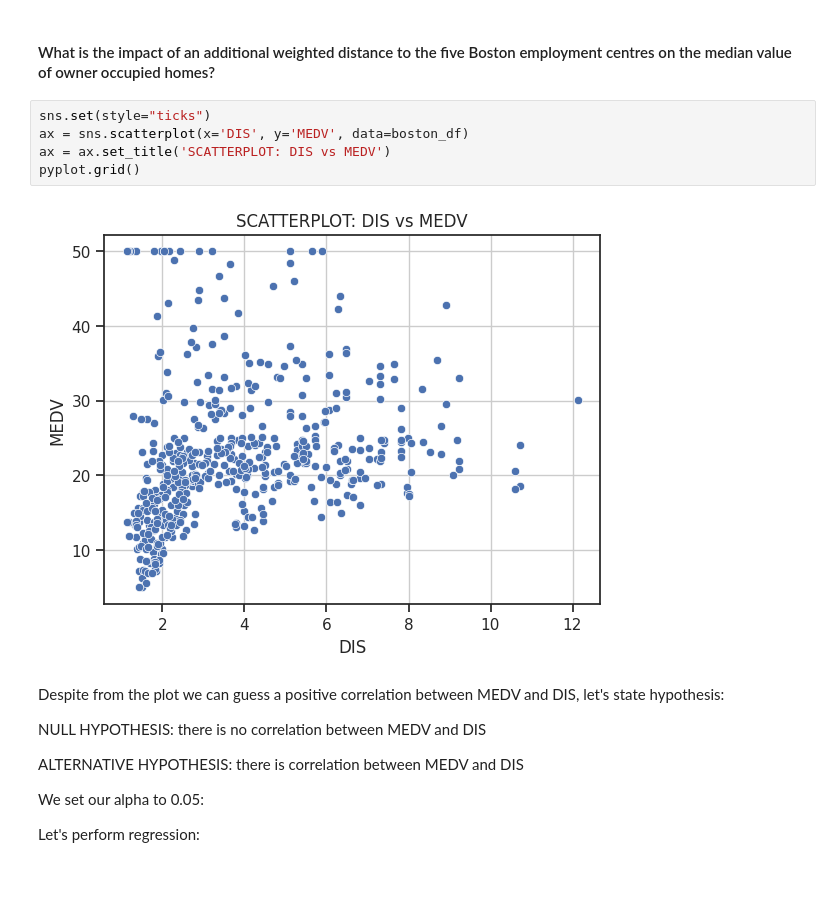
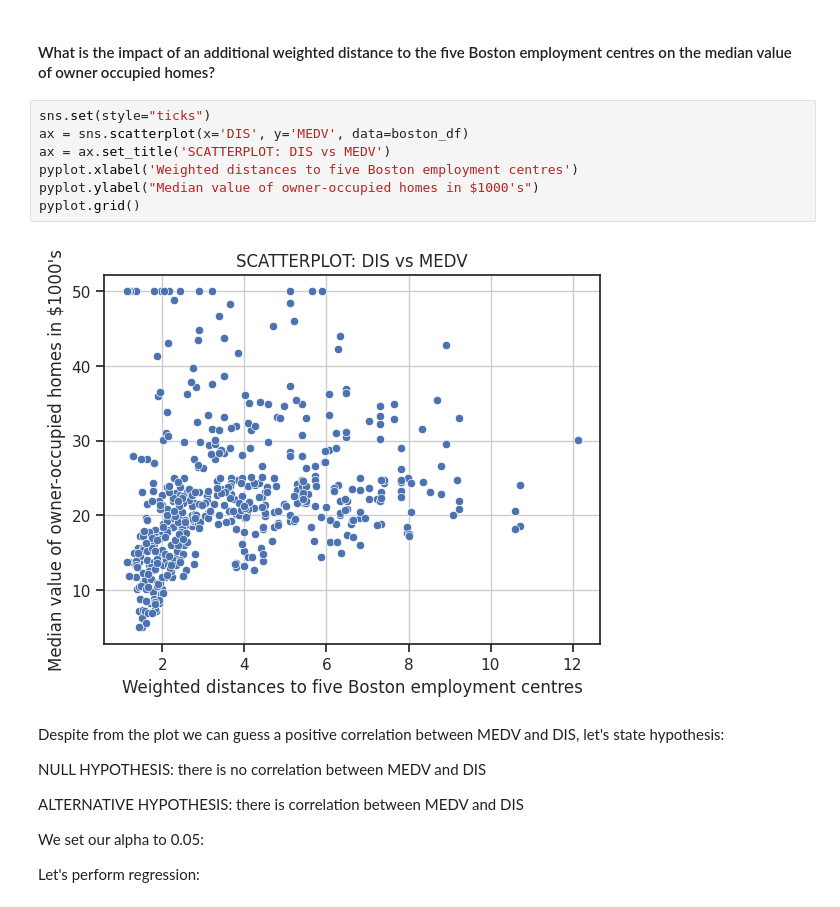
Before and after one commit to albifnt/Python-Basics-for-Data-Science-Project, a Jupyter notebook: Optional_Peer_Graded_Assignment.jupyterlite.ipynb, the cells around one changed output. Cells and saved outputs as stored; diff of their text form; blank space fills up the shorter version.

```diff
--- a/Optional_Peer_Graded_Assignment.jupyterlite.ipynb
+++ b/Optional_Peer_Graded_Assignment.jupyterlite.ipynb
@@ -309,10 +326,12 @@ The P-value is lower then 0.05 so we reject the null hypothesis that no correlat
 # %%
 sns.set(style="ticks")
 ax = sns.scatterplot(x='DIS', y='MEDV', data=boston_df)
 ax = ax.set_title('SCATTERPLOT: DIS vs MEDV')
+pyplot.xlabel('Weighted distances to five Boston employment centres')
+pyplot.ylabel("Median value of owner-occupied homes in $1000's")
 pyplot.grid()
 # %% [output]
-[figure, old version]
+[figure, new version]
 # %% [markdown]
 Despite from the plot we can guess a positive correlation between MEDV and DIS, let's state hypothesis:
 
```
Also changed, not shown: parts of 17 cells of this notebook.
